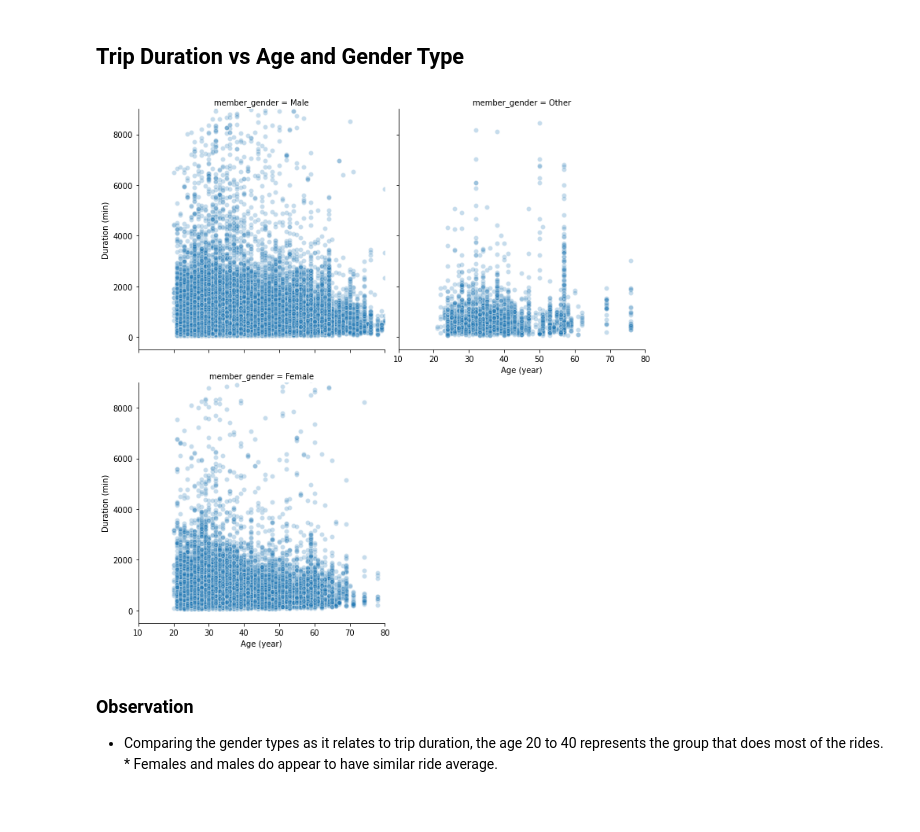
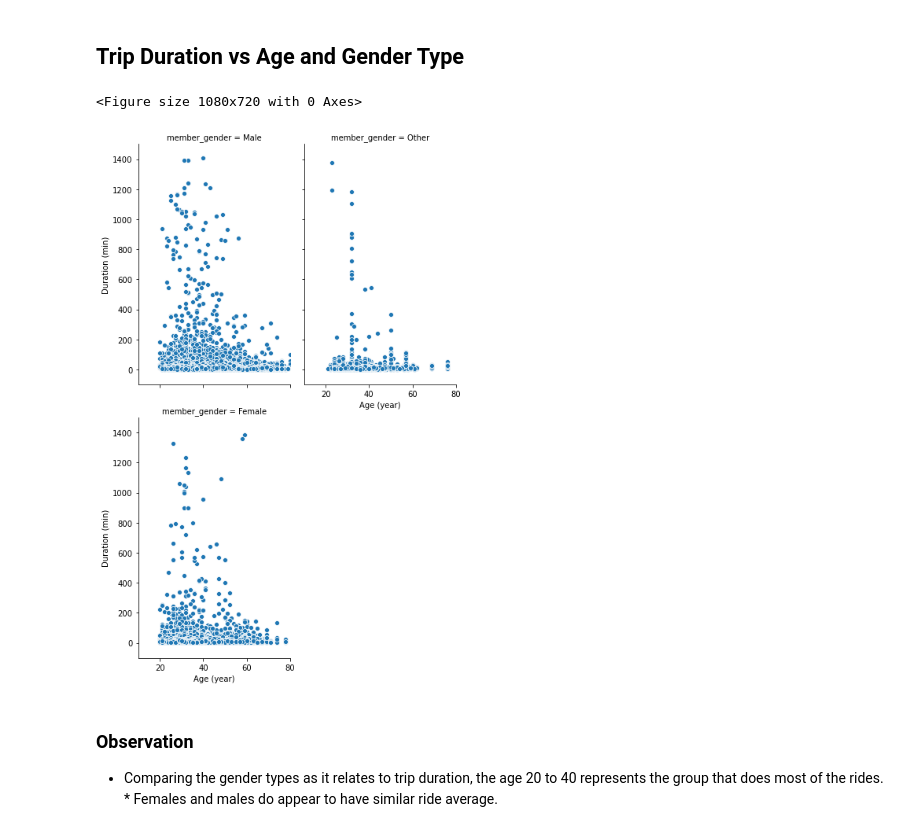
Before and after one commit to dainantonio/Bike-share-exploration, a Jupyter notebook: slide_deck_template-checkpoint.ipynb, the cells around one changed output. Drawn from its saved outputs; the diff is of its cells as text; code cells hidden in the pictures.

```diff
--- a/slide_deck_template-checkpoint.ipynb
+++ b/slide_deck_template-checkpoint.ipynb
@@ -515,13 +528,15 @@ I also found that among users, an actual customer is spending more time on a bik
 ## Trip Duration vs Age and Gender Type
 # %%
 # https://seaborn.pydata.org/generated/seaborn.FacetGrid.html
-genders = sns.FacetGrid(data = df, col = 'member_gender', col_wrap = 2, height = 5, xlim = [10, 80], ylim = [-500, 9000])
-genders.map(sns.scatterplot, 'age', 'duration_sec', alpha=0.25)
-genders.set_xlabels('Age (year)')
-genders.set_ylabels('Duration (min)')
+plt.figure(figsize=[15,10])
+g = sns.FacetGrid(data = df, col = 'member_gender', col_wrap = 2, height = 5, aspect =0.65, xlim = [10, 80], ylim = [-100, 1500])
+g.map_dataframe(sns.scatterplot, 'age', 'duration_minutes', alpha= None)
+g.set_axis_labels('Age (year)', 'Duration (min)')
+g.add_legend()
 plt.show()
 # %% [output]
+<Figure size 1080x720 with 0 Axes>
-[figure, old version]
+[figure, new version]
 # %% [markdown]
 ### Observation
 
```
Also changed, not shown: parts of 10 cells of this notebook.
